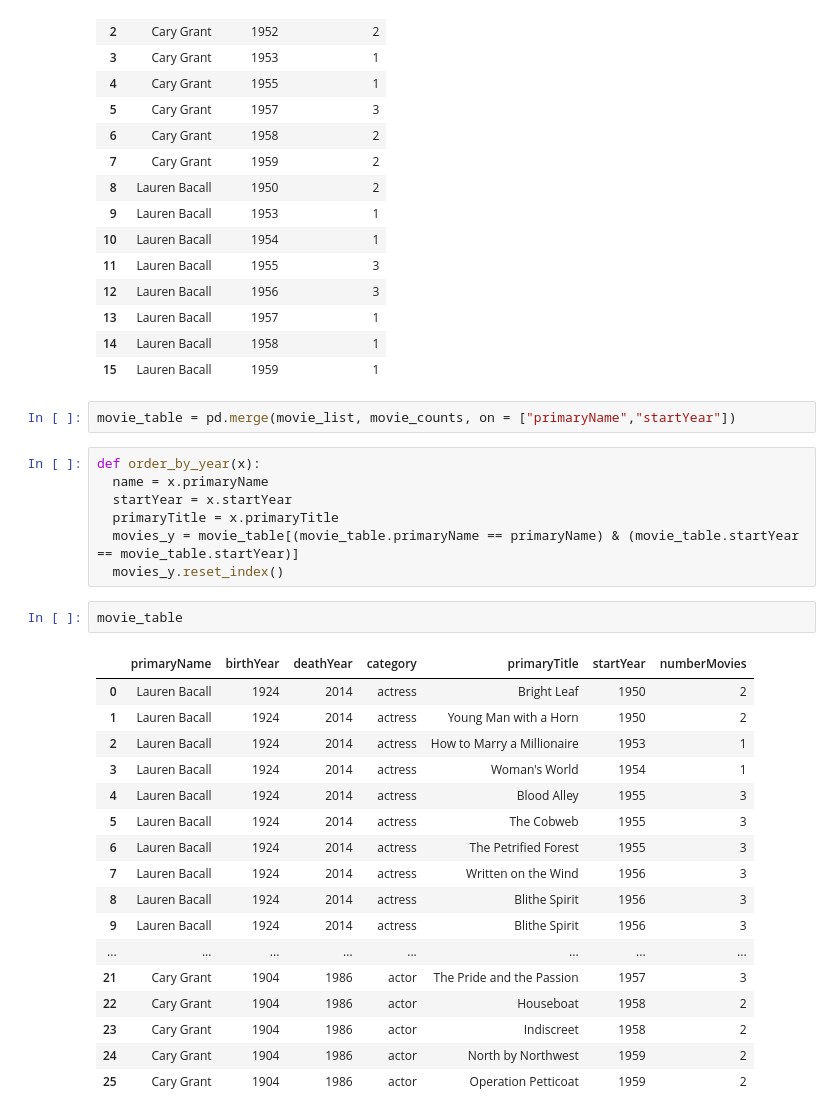
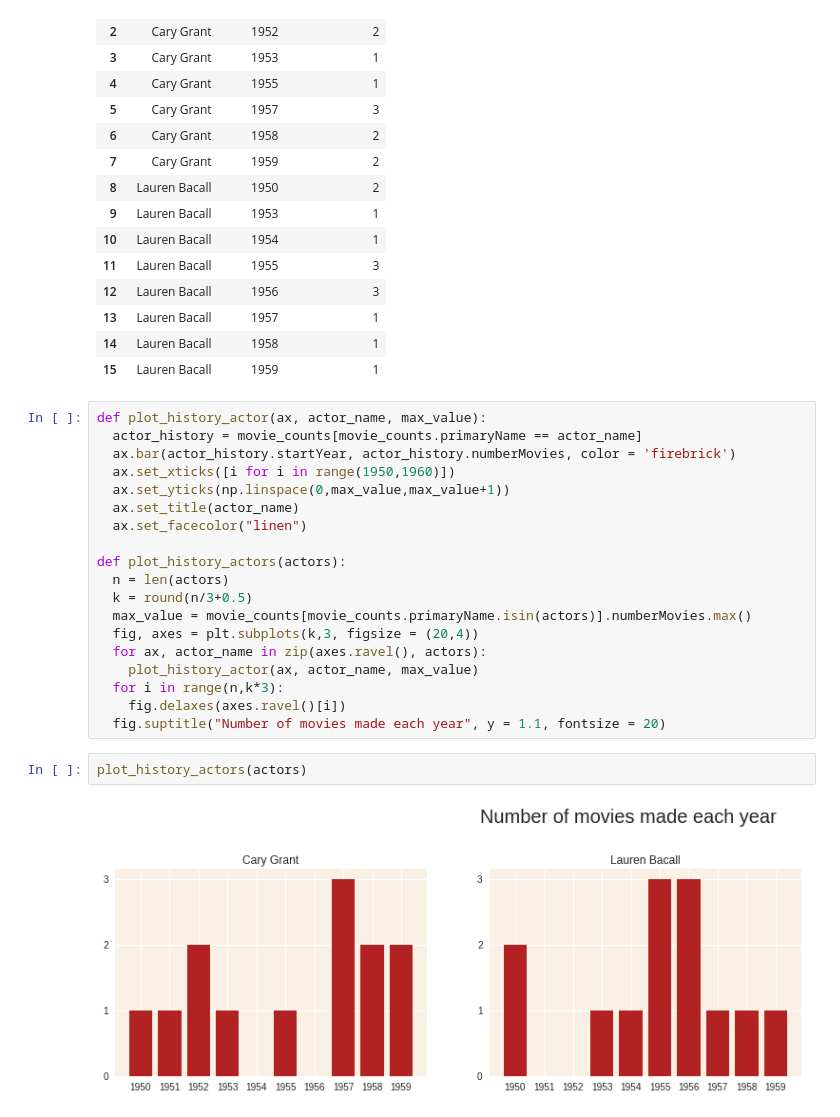
Before and after one commit to MaximeKan/Statistical-Modeling, a Jupyter notebook: Actors_movie_counts.ipynb, the cells around one changed output. Drawn from its saved outputs; the diff is of its cells as text.

Commit message:
Added plots for actor history

```diff
--- a/Actors_movie_counts.ipynb
+++ b/Actors_movie_counts.ipynb
@@ -143,32 +145,26 @@ movie_counts
 | 13 | Lauren Bacall | 1957 | 1 |
 | 14 | Lauren Bacall | 1958 | 1 |
 | 15 | Lauren Bacall | 1959 | 1 |
-# %%
-movie_table = pd.merge(movie_list, movie_counts, on = ["primaryName","startYear"])
-# %%
-def order_by_year(x):
-  name = x.primaryName
-  startYear = x.startYear
-  primaryTitle = x.primaryTitle
-  movies_y = movie_table[(movie_table.primaryName == primaryName) & (movie_table.startYear == movie_table.startYear)]
-  movies_y.reset_index()
-# %%
-movie_table
-# %% [output]
-|  | primaryName | birthYear | deathYear | category | primaryTitle | startYear | numberMovies |
-| 0 | Lauren Bacall | 1924 | 2014 | actress | Bright Leaf | 1950 | 2 |
-| 1 | Lauren Bacall | 1924 | 2014 | actress | Young Man with a Horn | 1950 | 2 |
-| 2 | Lauren Bacall | 1924 | 2014 | actress | How to Marry a Millionaire | 1953 | 1 |
-| 3 | Lauren Bacall | 1924 | 2014 | actress | Woman's World | 1954 | 1 |
-| 4 | Lauren Bacall | 1924 | 2014 | actress | Blood Alley | 1955 | 3 |
-| 5 | Lauren Bacall | 1924 | 2014 | actress | The Cobweb | 1955 | 3 |
-| 6 | Lauren Bacall | 1924 | 2014 | actress | The Petrified Forest | 1955 | 3 |
-| 7 | Lauren Bacall | 1924 | 2014 | actress | Written on the Wind | 1956 | 3 |
-| 8 | Lauren Bacall | 1924 | 2014 | actress | Blithe Spirit | 1956 | 3 |
-| 9 | Lauren Bacall | 1924 | 2014 | actress | Blithe Spirit | 1956 | 3 |
-| ... | ... | ... | ... | ... | ... | ... | ... |
-| 21 | Cary Grant | 1904 | 1986 | actor | The Pride and the Passion | 1957 | 3 |
-| 22 | Cary Grant | 1904 | 1986 | actor | Houseboat | 1958 | 2 |
-| 23 | Cary Grant | 1904 | 1986 | actor | Indiscreet | 1958 | 2 |
-| 24 | Cary Grant | 1904 | 1986 | actor | North by Northwest | 1959 | 2 |
-| 25 | Cary Grant | 1904 | 1986 | actor | Operation Petticoat | 1959 | 2 |
+# %%
+def plot_history_actor(ax, actor_name, max_value):
+  actor_history = movie_counts[movie_counts.primaryName == actor_name]
+  ax.bar(actor_history.startYear, actor_history.numberMovies, color = 'firebrick')
+  ax.set_xticks([i for i in range(1950,1960)])
+  ax.set_yticks(np.linspace(0,max_value,max_value+1))
+  ax.set_title(actor_name)
+  ax.set_facecolor("linen")
+
+def plot_history_actors(actors):
+  n = len(actors)
+  k = round(n/3+0.5)
+  max_value = movie_counts[movie_counts.primaryName.isin(actors)].numberMovies.max()
+  fig, axes = plt.subplots(k,3, figsize = (20,4))
+  for ax, actor_name in zip(axes.ravel(), actors):
+    plot_history_actor(ax, actor_name, max_value)
+  for i in range(n,k*3):
+    fig.delaxes(axes.ravel()[i])
+  fig.suptitle("Number of movies made each year", y = 1.1, fontsize = 20)
+# %%
+plot_history_actors(actors)
+# %% [output]
+[figure, added]
```
Also changed, not shown: parts of 2 cells of this notebook.
